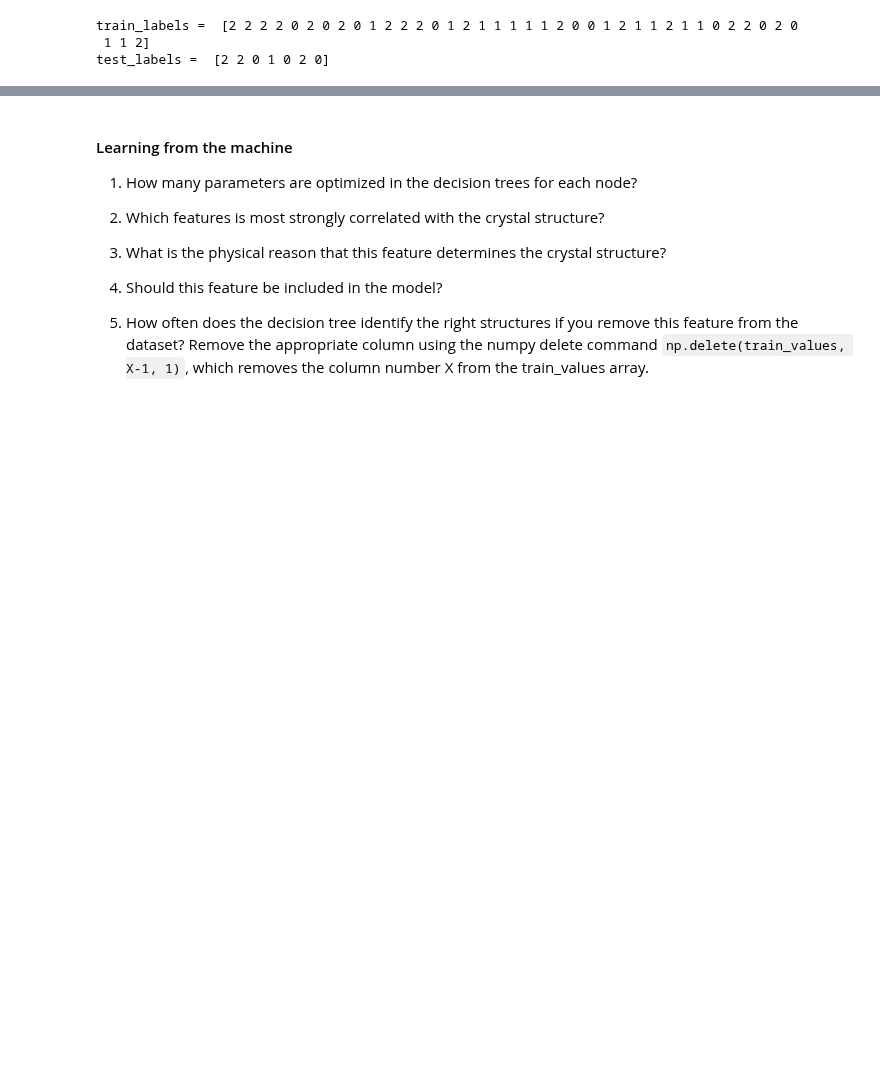
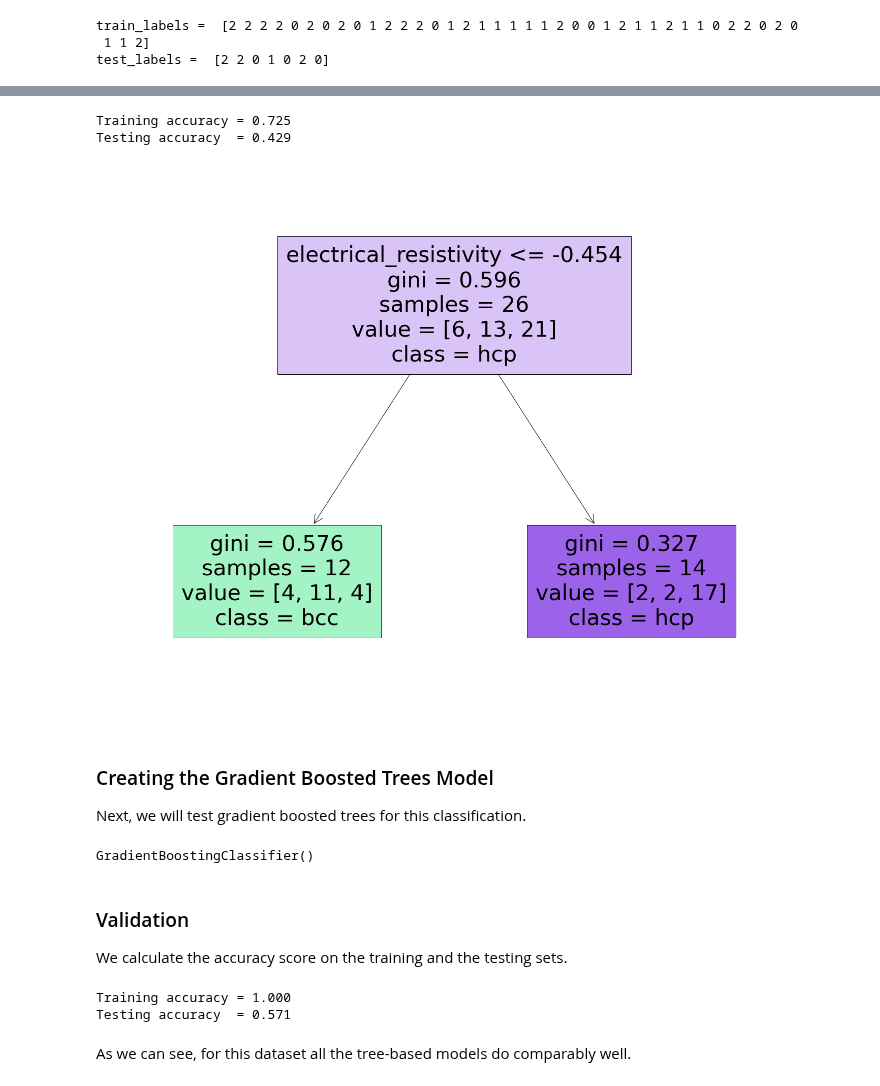
Before and after one commit to rhennig/EMA6938, a Jupyter notebook: Notebooks/17.RandomForest.ipynb, the cells around one changed output, grey strips where cells are left out. Cells and saved outputs as stored; diff of their text form; code cells hidden in the pictures; blank space fills up the shorter version.

```diff
--- a/Notebooks/17.RandomForest.ipynb
+++ b/Notebooks/17.RandomForest.ipynb
@@ -297,13 +309,57 @@ We can select different methods for the attribute selection measure (ASM) and al
-# %% [markdown]
-#### Learning from the machine
-
-1. How many parameters are optimized in the decision trees for each node?
-
-2. Which features is most strongly correlated with the crystal structure?
-
-3. What is the physical reason that this feature determines the crystal structure?
-
-3. Should this feature be included in the model?
-
-4. How often does the decision tree identify the right structures if you remove this feature from the dataset?
-Remove the appropriate column using the numpy delete command `np.delete(train_values, X-1, 1)`, which removes the column number X from the train_values array.
+# %%
+# Create Decision Tree classifer object
+model = RandomForestClassifier(max_depth=3, min_samples_split=0.5)
+
+# Train Decision Tree Classifer
+model.fit(train_values, train_labels)
+
+#Predict the response for training and testing dataset
+train_pred = model.predict(train_values)
+test_pred = model.predict(test_values)
+
+# Model Accuracy for training and testing set, how often is the classifier correct?
+
+print('Training accuracy = %.3f ' % accuracy_score(train_labels, train_pred))
+print('Testing accuracy  = %.3f ' % accuracy_score(test_labels, test_pred))
+
+label_names = ('fcc', 'bcc', 'hcp')
+fig = plt.figure(figsize=(25,20))
+_ = tree.plot_tree(model.estimators_[0], feature_names=querable_values, class_names = label_names, filled=True)
+# %% [output]
+Training accuracy = 0.725
+Testing accuracy  = 0.429
+[figure, new version]
+# %% [markdown]
+### Creating the Gradient Boosted Trees Model
+
+Next, we will test gradient boosted trees for this classification.
+# %%
+from sklearn.ensemble import GradientBoostingClassifier
+from sklearn.metrics import accuracy_score
+from sklearn import tree
+
+# Create Decision Tree classifer object
+model = GradientBoostingClassifier()
+
+# Train Decision Tree Classifer
+model.fit(train_values, train_labels)
+# %% [output]
+GradientBoostingClassifier()
+# %% [markdown]
+### Validation
+
+We calculate the accuracy score on the training and the testing sets.
+# %%
+#Predict the response for training and testing dataset
+train_pred = model.predict(train_values)
+test_pred = model.predict(test_values)
+
+# Model Accuracy for training and testing set, how often is the classifier correct?
+
+print('Training accuracy = %.3f ' % accuracy_score(train_labels, train_pred))
+print('Testing accuracy  = %.3f ' % accuracy_score(test_labels, test_pred))
+# %% [output]
+Training accuracy = 1.000
+Testing accuracy  = 0.571
+# %% [markdown]
+As we can see, for this dataset all the tree-based models do comparably well.
```
Also changed, not shown: parts of 7 cells of this notebook, 2 other files.
